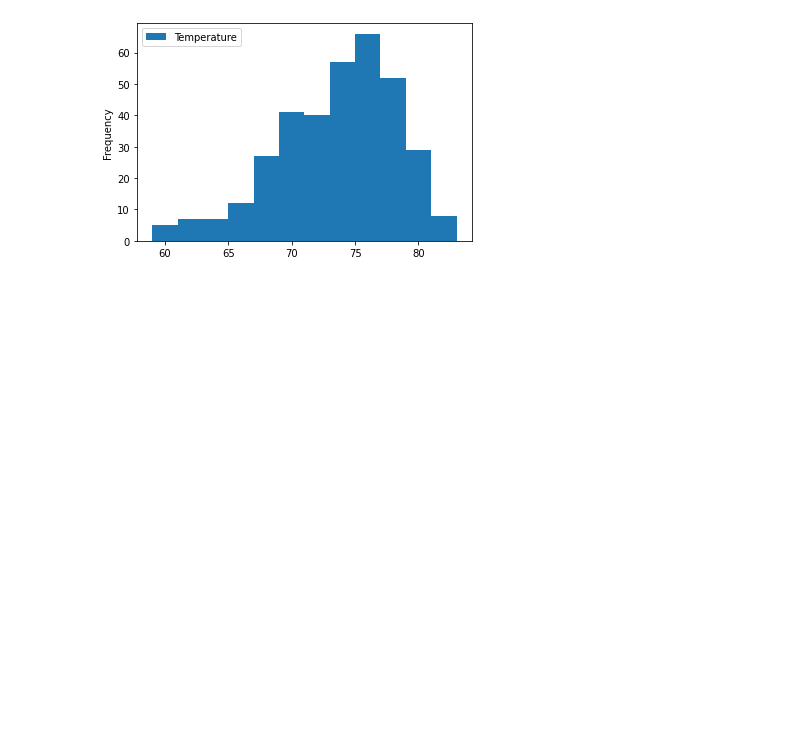
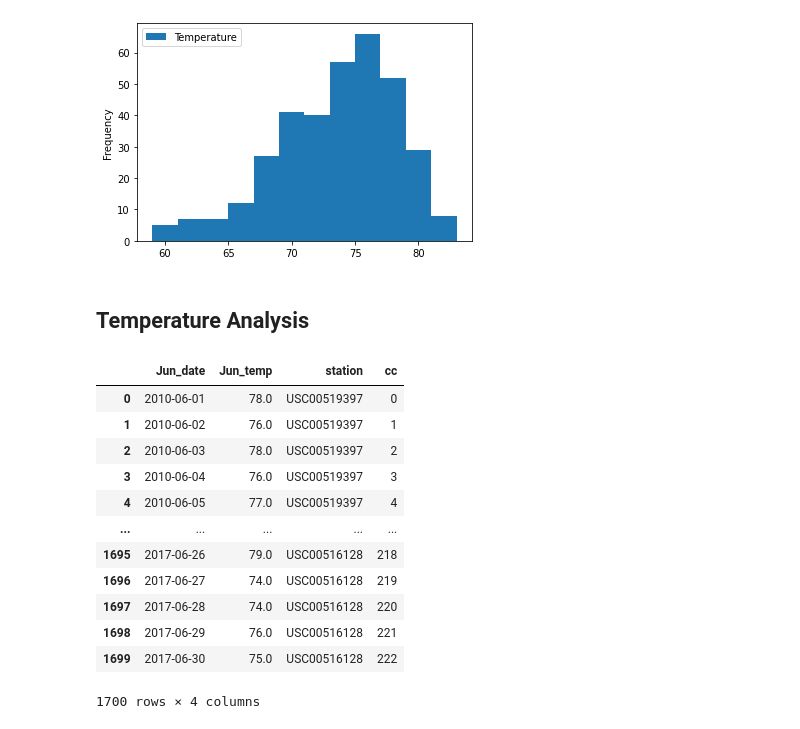
Before and after one commit to bakerv/sqlalchemy-challenge, a Jupyter notebook: main.ipynb, the cells around one changed output. Drawn from its saved outputs; the diff is of its cells as text; code cells hidden in the pictures; blank space fills up the shorter version.

```diff
--- a/main.ipynb
+++ b/main.ipynb
@@ -215,3 +199,28 @@ activestation_data.plot.hist(bins = 12)
 # %% [output]
 <AxesSubplot:ylabel='Frequency'>
 [figure]
+# %% [markdown]
+## Temperature Analysis
+# %%
+# Thank you to stackoverflow user piRSquarted for guidance on merging with duplicate keys
+june_temps = pd.read_sql("""
+SELECT date AS Jun_date, tobs AS Jun_temp,station
+FROM measurement
+WHERE strftime("%m",date) = '06'
+""",con =engine)
+june_temps['cc'] = june_temps.groupby('station').cumcount()
+display(june_temps)
+# %% [output]
+|  | Jun_date | Jun_temp | station | cc |
+| 0 | 2010-06-01 | 78.0 | USC00519397 | 0 |
+| 1 | 2010-06-02 | 76.0 | USC00519397 | 1 |
+| 2 | 2010-06-03 | 78.0 | USC00519397 | 2 |
+| 3 | 2010-06-04 | 76.0 | USC00519397 | 3 |
+| 4 | 2010-06-05 | 77.0 | USC00519397 | 4 |
+| ... | ... | ... | ... | ... |
+| 1695 | 2017-06-26 | 79.0 | USC00516128 | 218 |
+| 1696 | 2017-06-27 | 74.0 | USC00516128 | 219 |
+| 1697 | 2017-06-28 | 74.0 | USC00516128 | 220 |
+| 1698 | 2017-06-29 | 76.0 | USC00516128 | 221 |
+| 1699 | 2017-06-30 | 75.0 | USC00516128 | 222 |
+1700 rows × 4 columns
```
Also changed, not shown: parts of 11 cells of this notebook, 1 other file.
